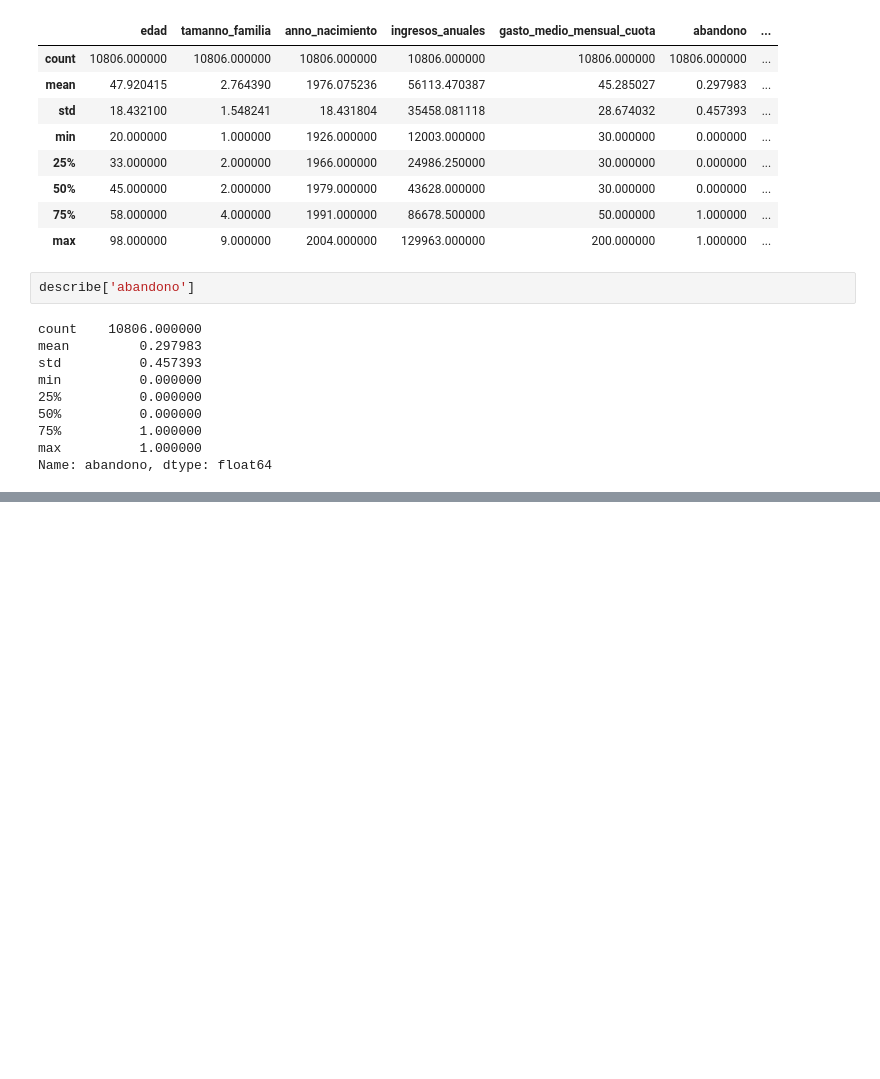
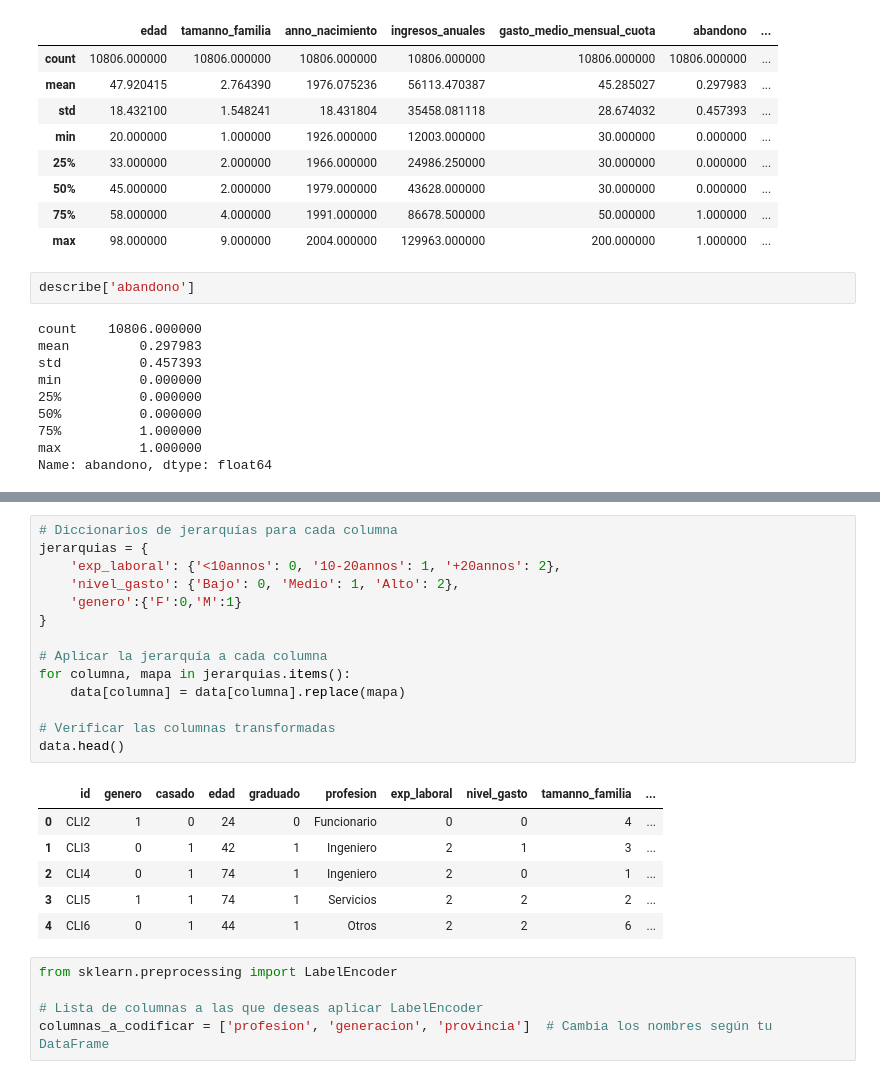
Before and after one commit to MiguelGG03/AprendizajeAutomatico_Caso5, a Jupyter notebook: videoYoutube.ipynb, the cells around one changed output, grey strips where cells are left out. Drawn from its saved outputs; the diff is of its cells as text; blank space fills up the shorter version.

```diff
--- a/videoYoutube.ipynb
+++ b/videoYoutube.ipynb
@@ -85,0 +205,26 @@ Name: abandono, dtype: float64
+# %%
+# Diccionarios de jerarquías para cada columna
+jerarquias = {
+    'exp_laboral': {'<10annos': 0, '10-20annos': 1, '+20annos': 2},
+    'nivel_gasto': {'Bajo': 0, 'Medio': 1, 'Alto': 2},
+    'genero':{'F':0,'M':1}
+}
+
+# Aplicar la jerarquía a cada columna
+for columna, mapa in jerarquias.items():
+    data[columna] = data[columna].replace(mapa)
+
+# Verificar las columnas transformadas
+data.head()
+# %% [output]
+|  | id | genero | casado | edad | graduado | profesion | exp_laboral | nivel_gasto | tamanno_familia | ... |
+| 0 | CLI2 | 1 | 0 | 24 | 0 | Funcionario | 0 | 0 | 4 | ... |
+| 1 | CLI3 | 0 | 1 | 42 | 1 | Ingeniero | 2 | 1 | 3 | ... |
+| 2 | CLI4 | 0 | 1 | 74 | 1 | Ingeniero | 2 | 0 | 1 | ... |
+| 3 | CLI5 | 1 | 1 | 74 | 1 | Servicios | 2 | 2 | 2 | ... |
+| 4 | CLI6 | 0 | 1 | 44 | 1 | Otros | 2 | 2 | 6 | ... |
+# %%
+from sklearn.preprocessing import LabelEncoder
+
+# Lista de columnas a las que deseas aplicar LabelEncoder
+columnas_a_codificar = ['profesion', 'generacion', 'provincia']  # Cambia los nombres según tu DataFrame
```
Also changed, not shown: parts of 21 cells of this notebook, 2 other files.
